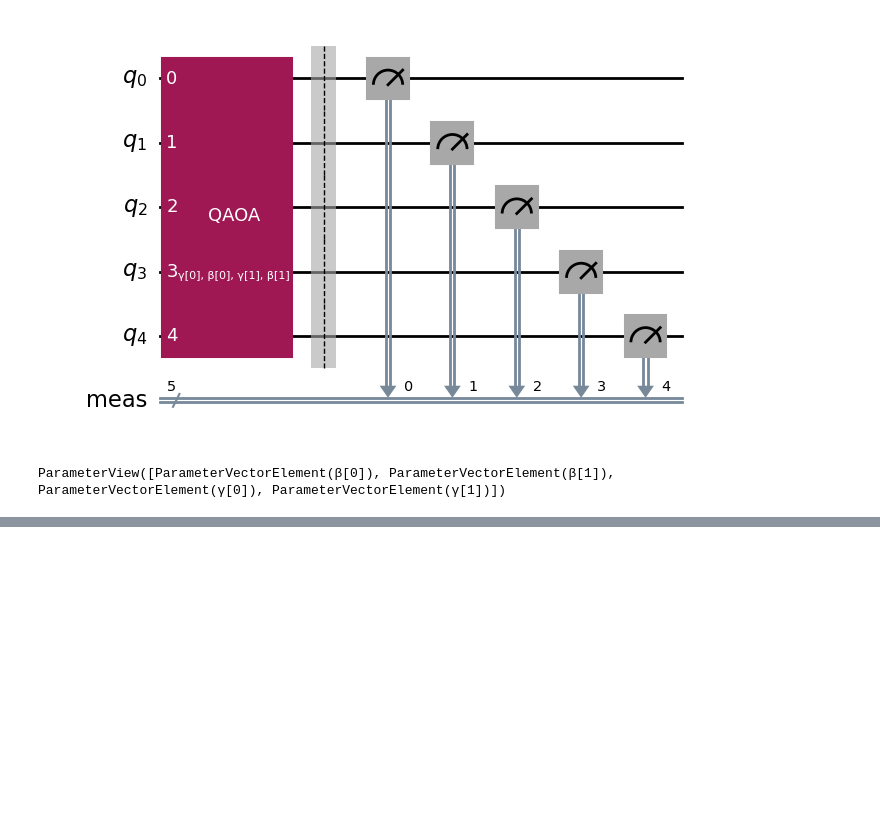
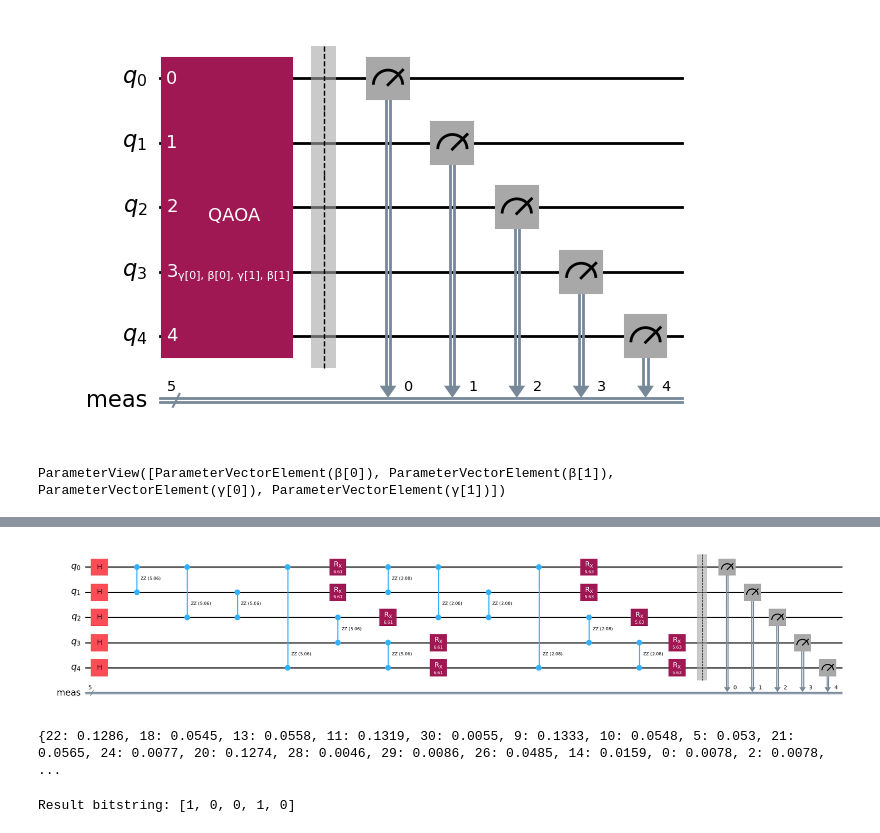
Before and after one commit to pfischer1687/qiskit_scratch, a Jupyter notebook: qiskit_scratch/qiskit_scratch.ipynb, the cells around one changed output, grey strips where cells are left out. Cells and saved outputs as stored; diff of their text form; code cells hidden in the pictures; blank space fills up the shorter version.

```diff
--- a/qiskit_scratch/qiskit_scratch.ipynb
+++ b/qiskit_scratch/qiskit_scratch.ipynb
@@ -209,0 +291,41 @@ ParameterView([ParameterVectorElement(β[0]), ParameterVectorElement(β[1]), Par
+# %%
+optimized_circuit = candidate_circuit.assign_parameters(result.x)
+optimized_circuit.draw('mpl', fold=False, idle_wires=False)
+# %% [output]
+[figure, added]
+# %%
+# If using qiskit-ibm-runtime<0.24.0, change `mode=` to `backend=`
+sampler = Sampler() # mode=backend)
+sampler.options.default_shots = 10000
+
+# Set simple error suppression/mitigation options
+# sampler.options.dynamical_decoupling.enable = True
+# sampler.options.dynamical_decoupling.sequence_type = "XY4"
+# sampler.options.twirling.enable_gates = True
+# sampler.options.twirling.num_randomizations = "auto"
+
+pub= (optimized_circuit, )
+job = sampler.run([pub], shots=int(1e4))
+counts_int = job.result()[0].data.meas.get_int_counts()
+counts_bin = job.result()[0].data.meas.get_counts()
+shots = sum(counts_int.values())
+final_distribution_int = {key: val/shots for key, val in counts_int.items()}
+final_distribution_bin = {key: val/shots for key, val in counts_bin.items()}
+print(final_distribution_int)
+# %% [output]
+{22: 0.1286, 18: 0.0545, 13: 0.0558, 11: 0.1319, 30: 0.0055, 9: 0.1333, 10: 0.0548, 5: 0.053, 21: 0.0565, 24: 0.0077, 20: 0.1274, 28: 0.0046, 29: 0.0086, 26: 0.0485, 14: 0.0159, 0: 0.0078, 2: 0.0078,  ...
+# %%
+# auxiliary functions to sample most likely bitstring
+def to_bitstring(integer, num_bits):
+    result = np.binary_repr(integer, width=num_bits)
+    return [int(digit) for digit in result]
+
+keys = list(final_distribution_int.keys())
+values = list(final_distribution_int.values())
+most_likely = keys[np.argmax(np.abs(values))]
+most_likely_bitstring = to_bitstring(most_likely, len(graph))
+most_likely_bitstring.reverse()
+
+print("Result bitstring:", most_likely_bitstring)
+# %% [output]
+Result bitstring: [1, 0, 0, 1, 0]
```
Also changed, not shown: parts of 26 cells of this notebook, 2 other files.
